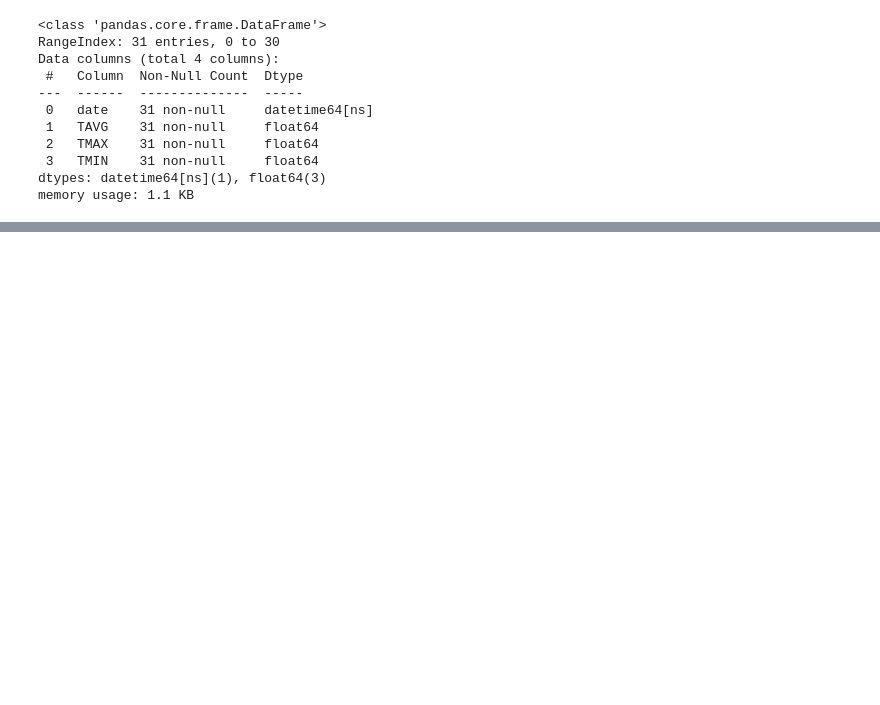
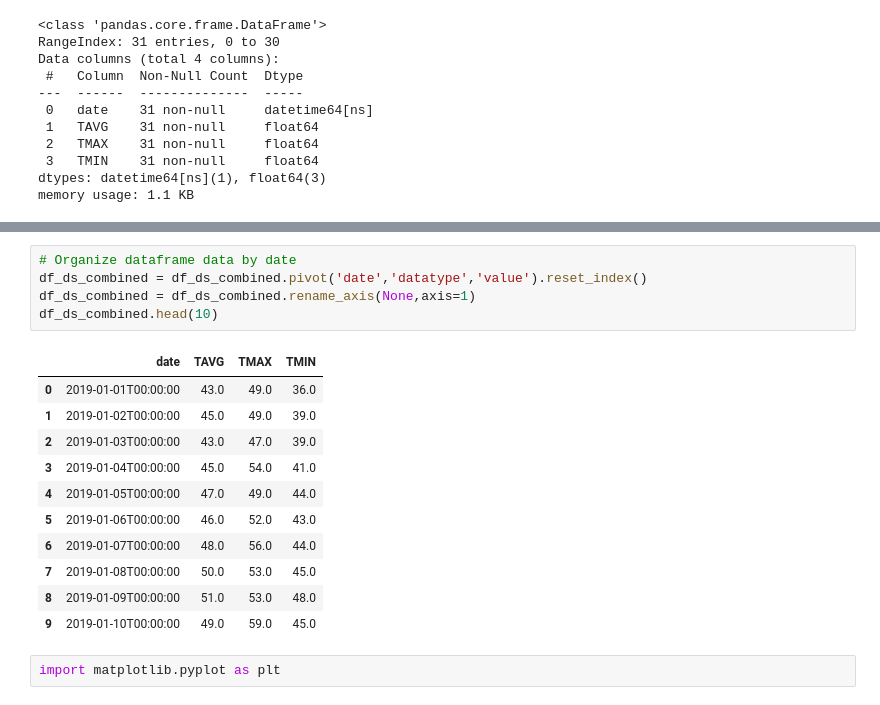
Before and after one commit to AmitSamra/NOAA, a Jupyter notebook: DailySummaries/daily_summaries.ipynb, the cells around one changed output, grey strips where cells are left out. Drawn from its saved outputs; the diff is of its cells as text; blank space fills up the shorter version.

```diff
--- a/DailySummaries/daily_summaries.ipynb
+++ b/DailySummaries/daily_summaries.ipynb
@@ -365,0 +426,19 @@ while file_counter < 3:
+# %%
+# Organize dataframe data by date
+df_ds_combined = df_ds_combined.pivot('date','datatype','value').reset_index()
+df_ds_combined = df_ds_combined.rename_axis(None,axis=1)
+df_ds_combined.head(10)
+# %% [output]
+|  | date | TAVG | TMAX | TMIN |
+| 0 | 2019-01-01T00:00:00 | 43.0 | 49.0 | 36.0 |
+| 1 | 2019-01-02T00:00:00 | 45.0 | 49.0 | 39.0 |
+| 2 | 2019-01-03T00:00:00 | 43.0 | 47.0 | 39.0 |
+| 3 | 2019-01-04T00:00:00 | 45.0 | 54.0 | 41.0 |
+| 4 | 2019-01-05T00:00:00 | 47.0 | 49.0 | 44.0 |
+| 5 | 2019-01-06T00:00:00 | 46.0 | 52.0 | 43.0 |
+| 6 | 2019-01-07T00:00:00 | 48.0 | 56.0 | 44.0 |
+| 7 | 2019-01-08T00:00:00 | 50.0 | 53.0 | 45.0 |
+| 8 | 2019-01-09T00:00:00 | 51.0 | 53.0 | 48.0 |
+| 9 | 2019-01-10T00:00:00 | 49.0 | 59.0 | 45.0 |
+# %%
+import matplotlib.pyplot as plt
```
Also changed, not shown: parts of 7 cells of this notebook, 3 other files.
